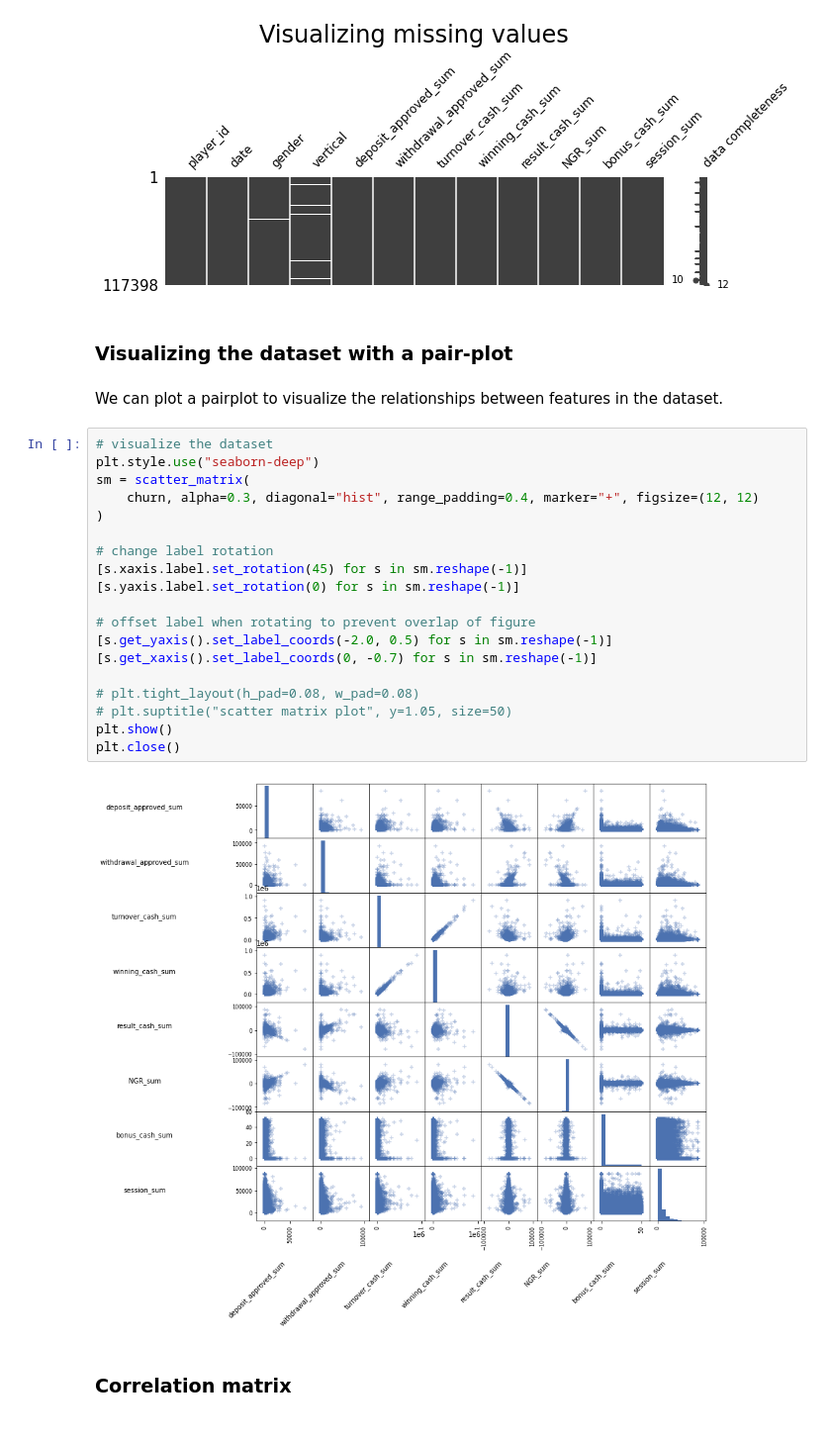
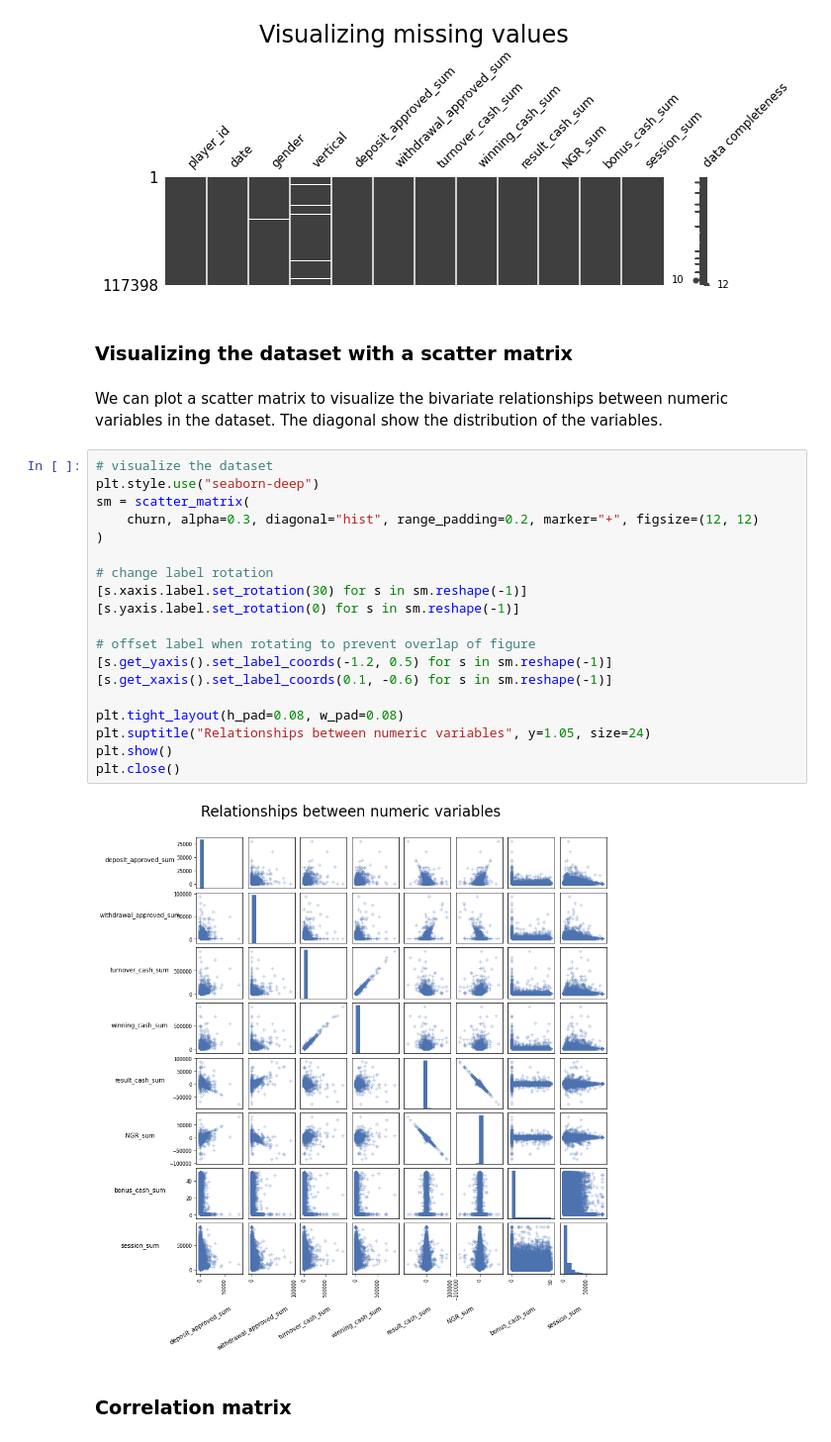
Before and after one commit to skepticalchemist/churn_prediction, a Jupyter notebook: notebooks/eda.ipynb, the cells around one changed output. Shown: that part at 99% size. Saved outputs shown, nothing was run; the diff lists cells and outputs as text.

```diff
--- a/notebooks/eda.ipynb
+++ b/notebooks/eda.ipynb
@@ -199,30 +201,30 @@ plt.close()
 # %% [output]
 [figure]
 # %% [markdown]
-### Visualizing the dataset with a pair-plot
+### Visualizing the dataset with a scatter matrix
 # %% [markdown]
-We can plot a pairplot to visualize the relationships between features in the dataset.
+We can plot a scatter matrix to visualize the bivariate relationships between numeric variables in the dataset. The diagonal show the distribution of the variables.
 # %%
 # visualize the dataset
 plt.style.use("seaborn-deep")
 sm = scatter_matrix(
-    churn, alpha=0.3, diagonal="hist", range_padding=0.4, marker="+", figsize=(12, 12)
+    churn, alpha=0.3, diagonal="hist", range_padding=0.2, marker="+", figsize=(12, 12)
 )
 
 # change label rotation
-[s.xaxis.label.set_rotation(45) for s in sm.reshape(-1)]
+[s.xaxis.label.set_rotation(30) for s in sm.reshape(-1)]
 [s.yaxis.label.set_rotation(0) for s in sm.reshape(-1)]
 
 # offset label when rotating to prevent overlap of figure
-[s.get_yaxis().set_label_coords(-2.0, 0.5) for s in sm.reshape(-1)]
-[s.get_xaxis().set_label_coords(0, -0.7) for s in sm.reshape(-1)]
+[s.get_yaxis().set_label_coords(-1.2, 0.5) for s in sm.reshape(-1)]
+[s.get_xaxis().set_label_coords(0.1, -0.6) for s in sm.reshape(-1)]
 
-# plt.tight_layout(h_pad=0.08, w_pad=0.08)
-# plt.suptitle("scatter matrix plot", y=1.05, size=50)
+plt.tight_layout(h_pad=0.08, w_pad=0.08)
+plt.suptitle("Relationships between numeric variables", y=1.05, size=24)
 plt.show()
 plt.close()
 # %% [output]
-[figure, old version]
+[figure, new version]
 # %% [markdown]
 ### Correlation matrix
 # %%
```
Also changed, not shown: parts of 17 cells of this notebook, 6 other files.
